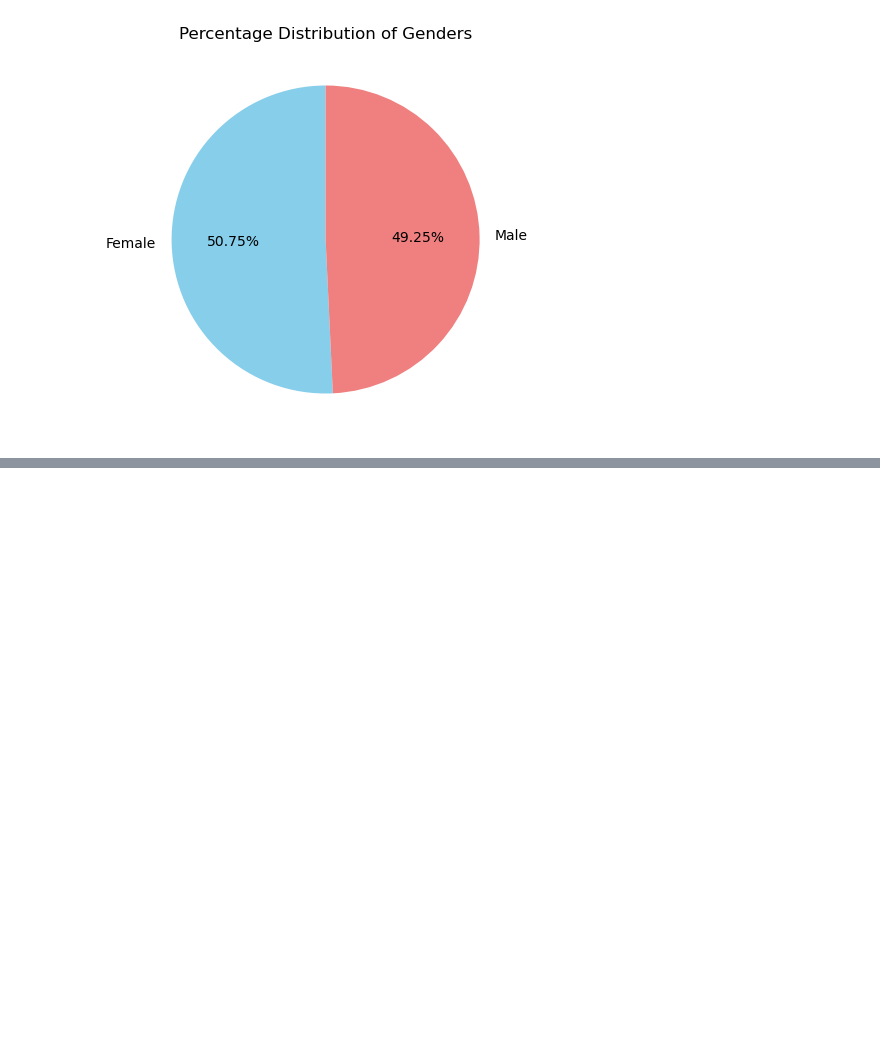
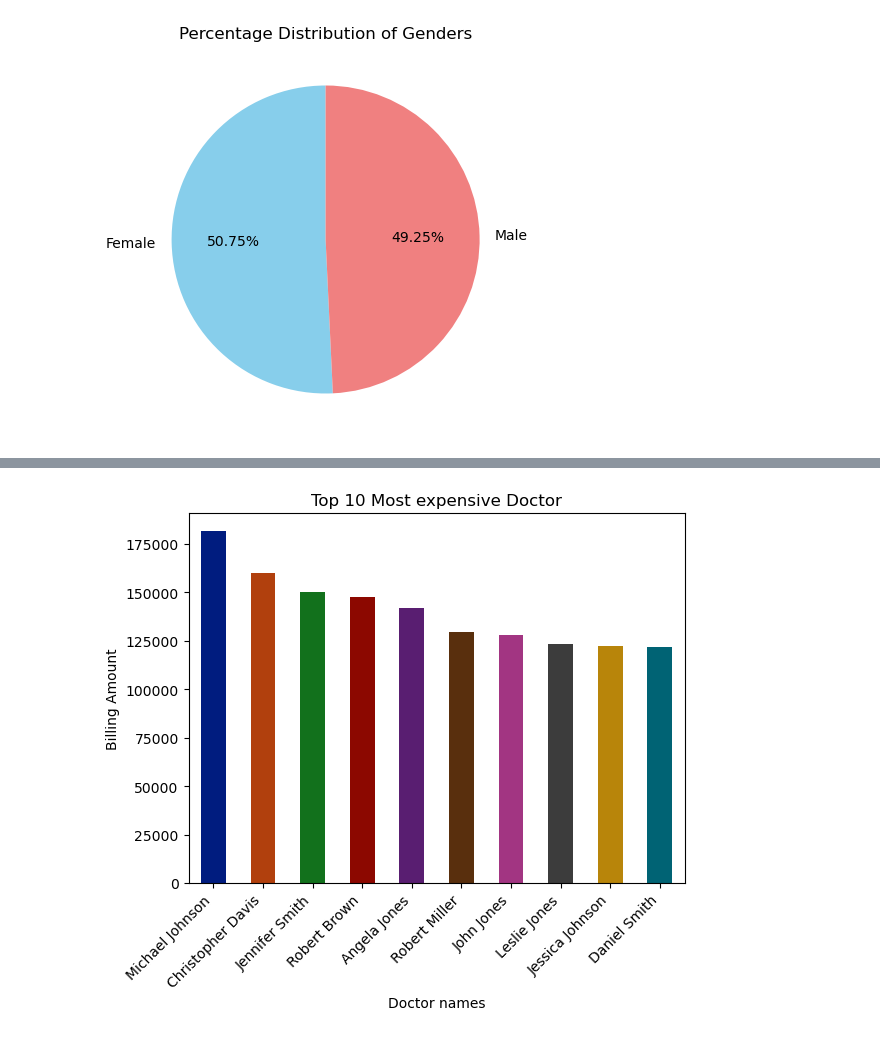
Before and after one commit to kiptochmike/Healthcare, a Jupyter notebook: healthcare.ipynb, the cells around one changed output, grey strips where cells are left out. Cells and saved outputs as stored; diff of their text form; code cells hidden in the pictures; blank space fills up the shorter version.

```diff
--- a/healthcare.ipynb
+++ b/healthcare.ipynb
@@ -153,0 +200,17 @@ Observations:
+# %%
+#find which doctor earns the most
+top_earn = data.groupby('Doctor')['Billing Amount'].sum().sort_values(ascending=False).head(10)
+
+colors = sns.color_palette('dark')
+
+#plot the graph
+
+plt.Figure(figsize=(8,4))
+top_earn.plot(kind='bar', color = colors)
+plt.xlabel('Doctor names')
+plt.ylabel('Billing Amount')
+plt.title('Top 10 Most expensive Doctor')
+plt.xticks(rotation=45, ha='right')
+plt.show()
+# %% [output]
+[figure, added]
```
Also changed, not shown: parts of 9 cells of this notebook.
